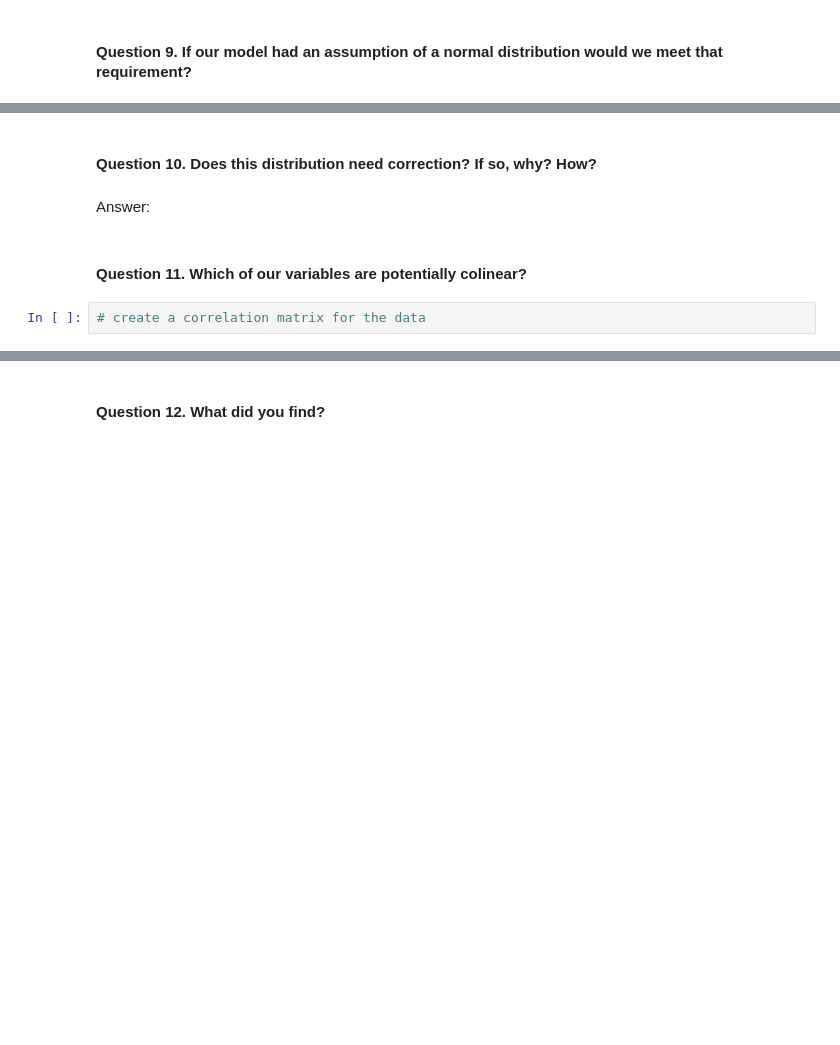
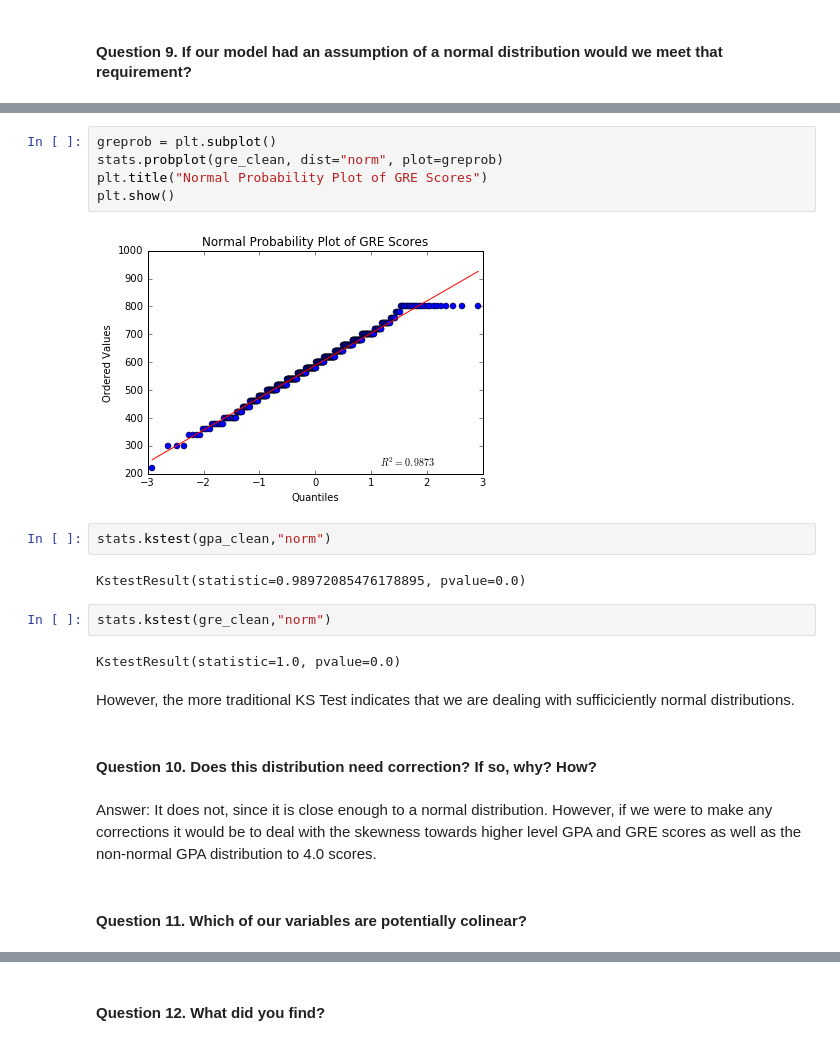
Before and after one commit to themp731/Projects, a Jupyter notebook: Project 2/project2.MP.ipynb, the cells around one changed output, grey strips where cells are left out. Saved outputs shown, nothing was run; the diff lists cells and outputs as text; blank space fills up the shorter version.

```diff
--- a/Project 2/project2.MP.ipynb
+++ b/Project 2/project2.MP.ipynb
@@ -89,8 +167,23 @@ Answer:
+# %%
+greprob = plt.subplot()
+stats.probplot(gre_clean, dist="norm", plot=greprob)
+plt.title("Normal Probability Plot of GRE Scores")
+plt.show()
+# %% [output]
+[figure, added]
+# %%
+stats.kstest(gpa_clean,"norm")
+# %% [output]
+KstestResult(statistic=0.98972085476178895, pvalue=0.0)
+# %%
+stats.kstest(gre_clean,"norm")
+# %% [output]
+KstestResult(statistic=1.0, pvalue=0.0)
+# %% [markdown]
+However, the more traditional KS Test indicates that we are dealing with sufficiciently normal distributions.
 # %% [markdown]
 #### Question 10.  Does this distribution need correction? If so, why? How?
-# %% [markdown]
-Answer:
+# %% [markdown]
+Answer: It does not, since it is close enough to a normal distribution. However, if we were to make any corrections it would be to deal with the skewness towards higher level GPA and GRE scores as well as the non-normal GPA distribution to 4.0 scores.
 # %% [markdown]
 #### Question 11. Which of our variables are potentially colinear?
-# %%
-# create a correlation matrix for the data
```
Also changed, not shown: parts of 30 cells of this notebook.
